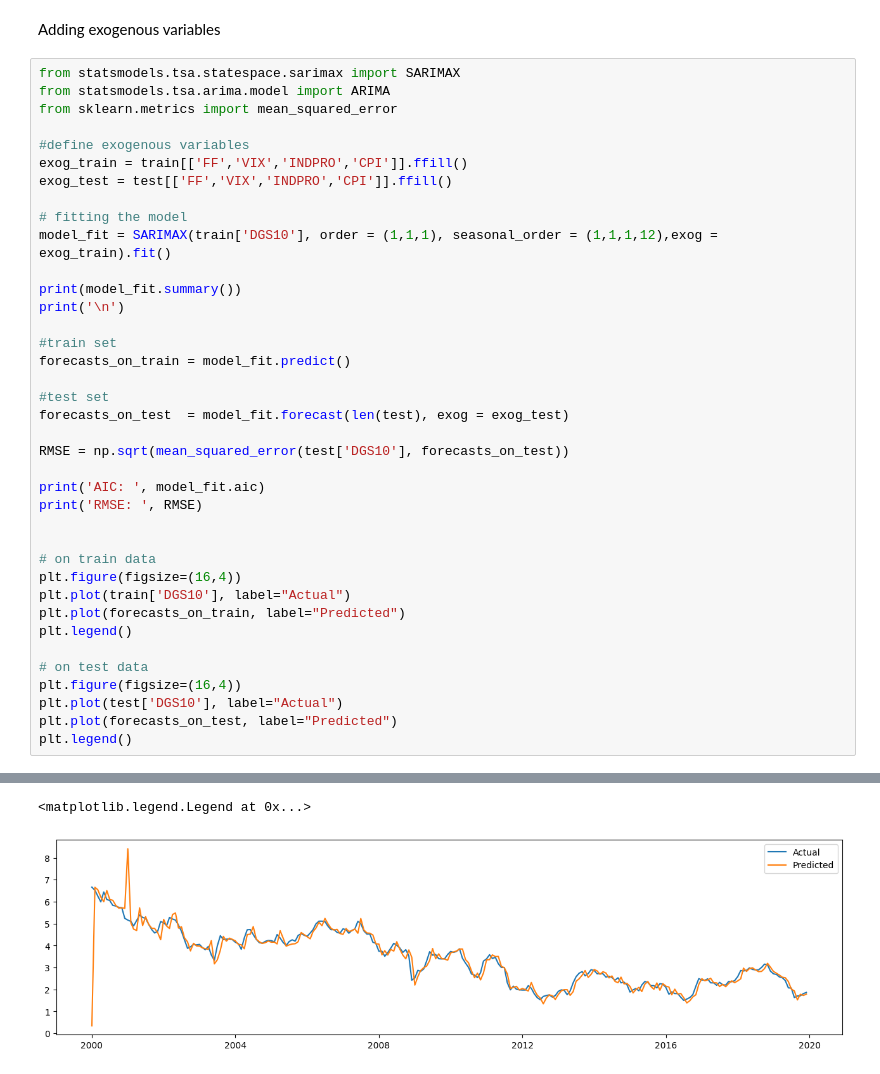
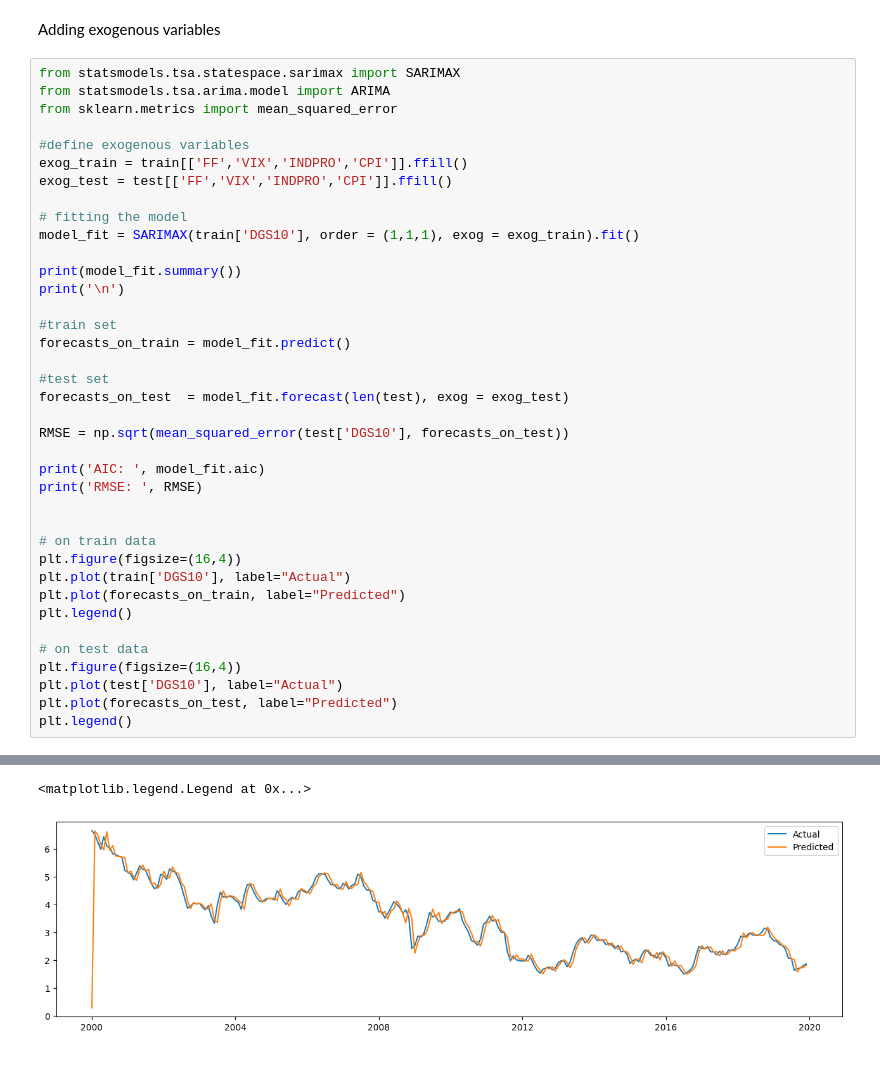
Before and after one commit to Vineeth-chaitanya/USBondYield_Prediction, a Jupyter notebook: notebooks/02_ARIMA.ipynb, the cells around one changed output, grey strips where cells are left out. Drawn from its saved outputs; the diff is of its cells as text.

```diff
--- a/ARIMA.ipynb
+++ b/notebooks/02_ARIMA.ipynb
@@ -291,7 +291,7 @@ exog_train = train[['FF','VIX','INDPRO','CPI']].ffill()
 exog_test = test[['FF','VIX','INDPRO','CPI']].ffill()
 
 # fitting the model
-model_fit = SARIMAX(train['DGS10'], order = (1,1,1), seasonal_order = (1,1,1,12),exog = exog_train).fit()
+model_fit = SARIMAX(train['DGS10'], order = (1,1,1), exog = exog_train).fit()
 
 print(model_fit.summary())
 print('\n')
@@ -340,2 +340,2 @@ RMSE:  2.0075462333255327
 <matplotlib.legend.Legend at 0x...>
-[figure, old version]
+[figure, new version]
```
Also changed, not shown: parts of 3 cells of this notebook, 8 other files.
